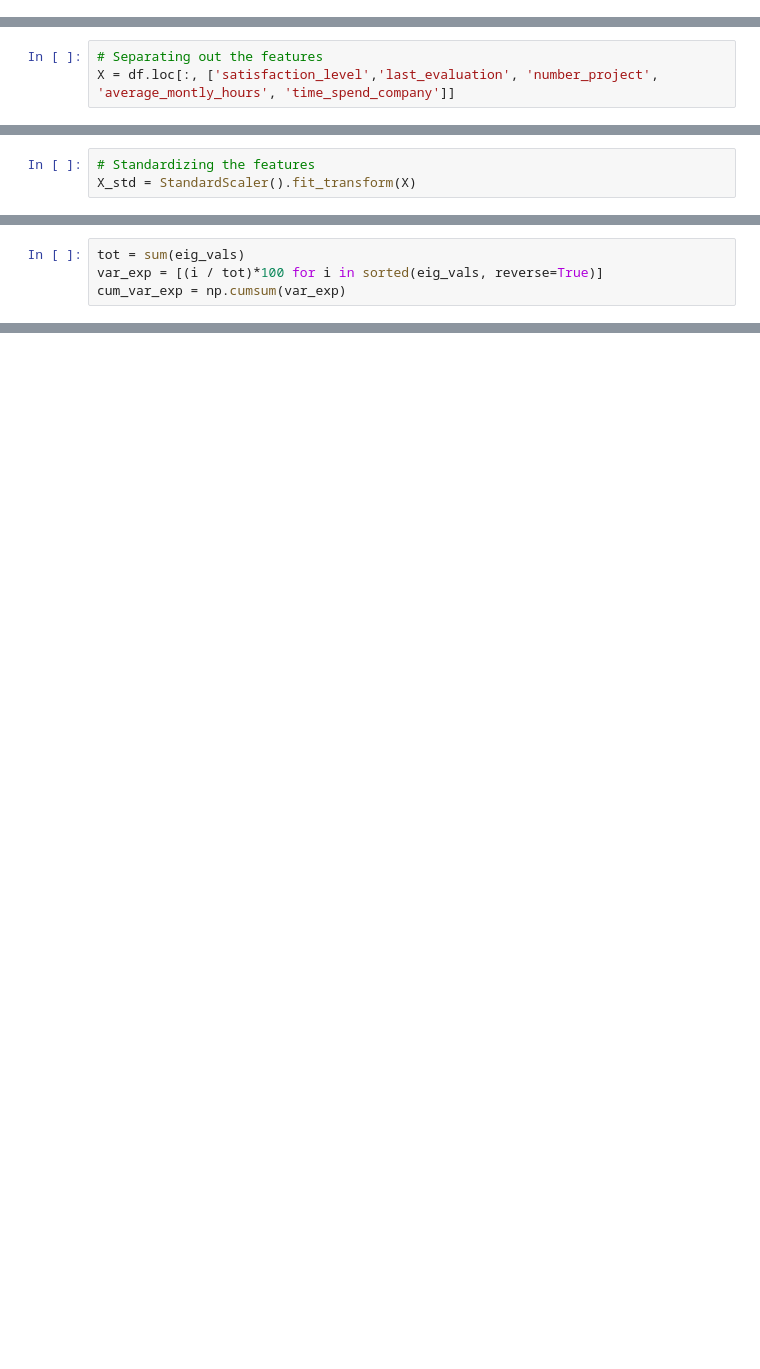
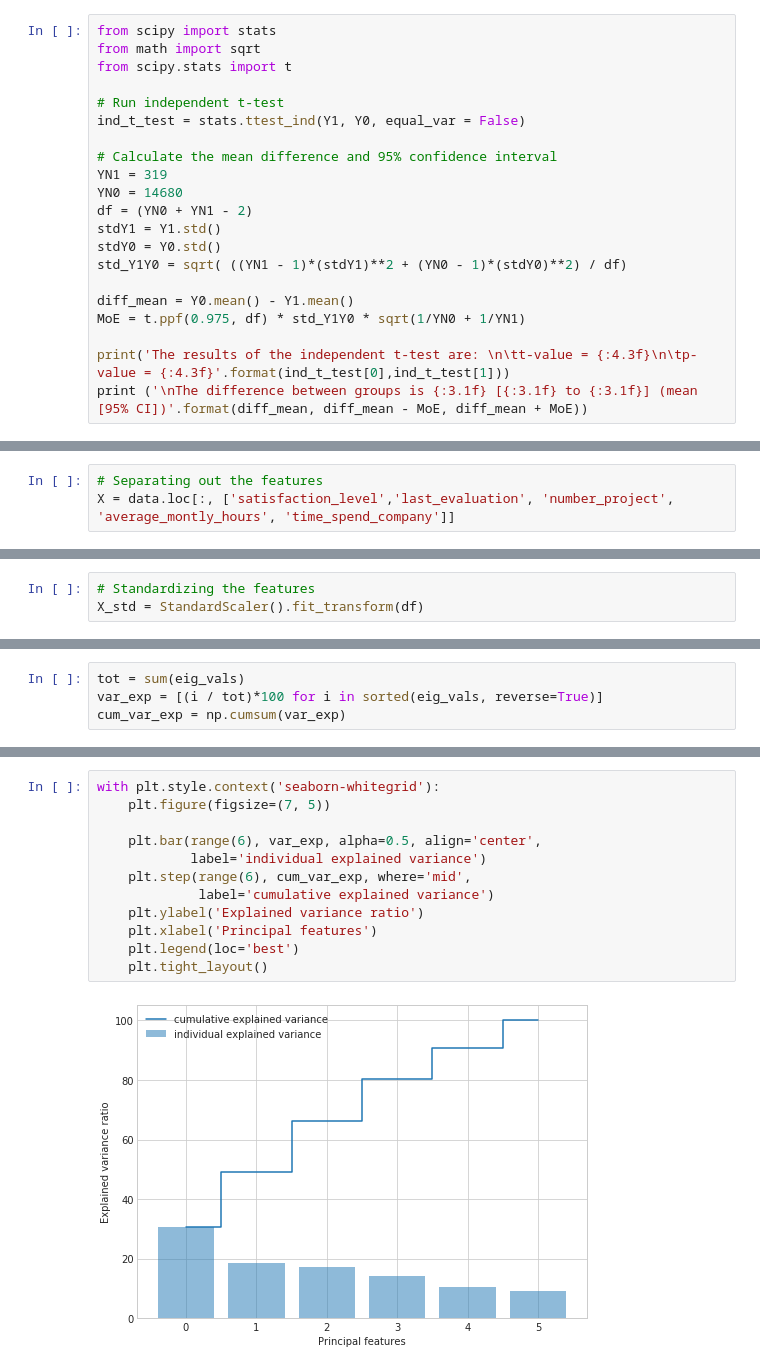
Before and after one commit to UpAHill/IS_685_Project_A.Hill, a Jupyter notebook: IS 685 Project A. Hill.ipynb, the cells around one changed output, grey strips where cells are left out. Cells and saved outputs as stored; diff of their text form; blank space fills up the shorter version.

```diff
--- a/IS 685 Project A. Hill.ipynb
+++ b/IS 685 Project A. Hill.ipynb
@@ -162,0 +284,21 @@ plt.savefig('HR_Year_At_Company_Density_Plot')
+# %%
+from scipy import stats
+from math import sqrt
+from scipy.stats import t
+
+# Run independent t-test
+ind_t_test = stats.ttest_ind(Y1, Y0, equal_var = False)
+
+# Calculate the mean difference and 95% confidence interval
+YN1 = 319
+YN0 = 14680
+df = (YN0 + YN1 - 2)
+stdY1 = Y1.std()
+stdY0 = Y0.std()
+std_Y1Y0 = sqrt( ((YN1 - 1)*(stdY1)**2 + (YN0 - 1)*(stdY0)**2) / df)
+
+diff_mean = Y0.mean() - Y1.mean()
+MoE = t.ppf(0.975, df) * std_Y1Y0 * sqrt(1/YN0 + 1/YN1)
+
+print('The results of the independent t-test are: \n\tt-value = {:4.3f}\n\tp-value = {:4.3f}'.format(ind_t_test[0],ind_t_test[1]))
+print ('\nThe difference between groups is {:3.1f} [{:3.1f} to {:3.1f}] (mean [95% CI])'.format(diff_mean, diff_mean - MoE, diff_mean + MoE))
@@ -296,7 +447,7 @@ from sklearn.pipeline import make_pipeline
 import matplotlib.pyplot as plt
 # %%
 # Separating out the features
-X = df.loc[:, ['satisfaction_level','last_evaluation', 'number_project', 'average_montly_hours', 'time_spend_company']]
+X = data.loc[:, ['satisfaction_level','last_evaluation', 'number_project', 'average_montly_hours', 'time_spend_company']]
 # %%
 # Separating out the target
 y = df.loc[:,['promotion_last_5years']].values
@@ -360,6 +523,6 @@ Eigen Vectors and Eigen Values
 # %%
 # Standardizing the features
-X_std = StandardScaler().fit_transform(X)
+X_std = StandardScaler().fit_transform(df)
 # %%
 import numpy as np
 mean_vec = np.mean(X_std, axis=0)
@@ -538,0 +613,14 @@ plt.show()
+# %%
+with plt.style.context('seaborn-whitegrid'):
+    plt.figure(figsize=(7, 5))
+
+    plt.bar(range(6), var_exp, alpha=0.5, align='center',
+            label='individual explained variance')
+    plt.step(range(6), cum_var_exp, where='mid',
+             label='cumulative explained variance')
+    plt.ylabel('Explained variance ratio')
+    plt.xlabel('Principal features')
+    plt.legend(loc='best')
+    plt.tight_layout()
+# %% [output]
+[figure, added]
```
Also changed, not shown: parts of 102 cells of this notebook, 6 other files.
